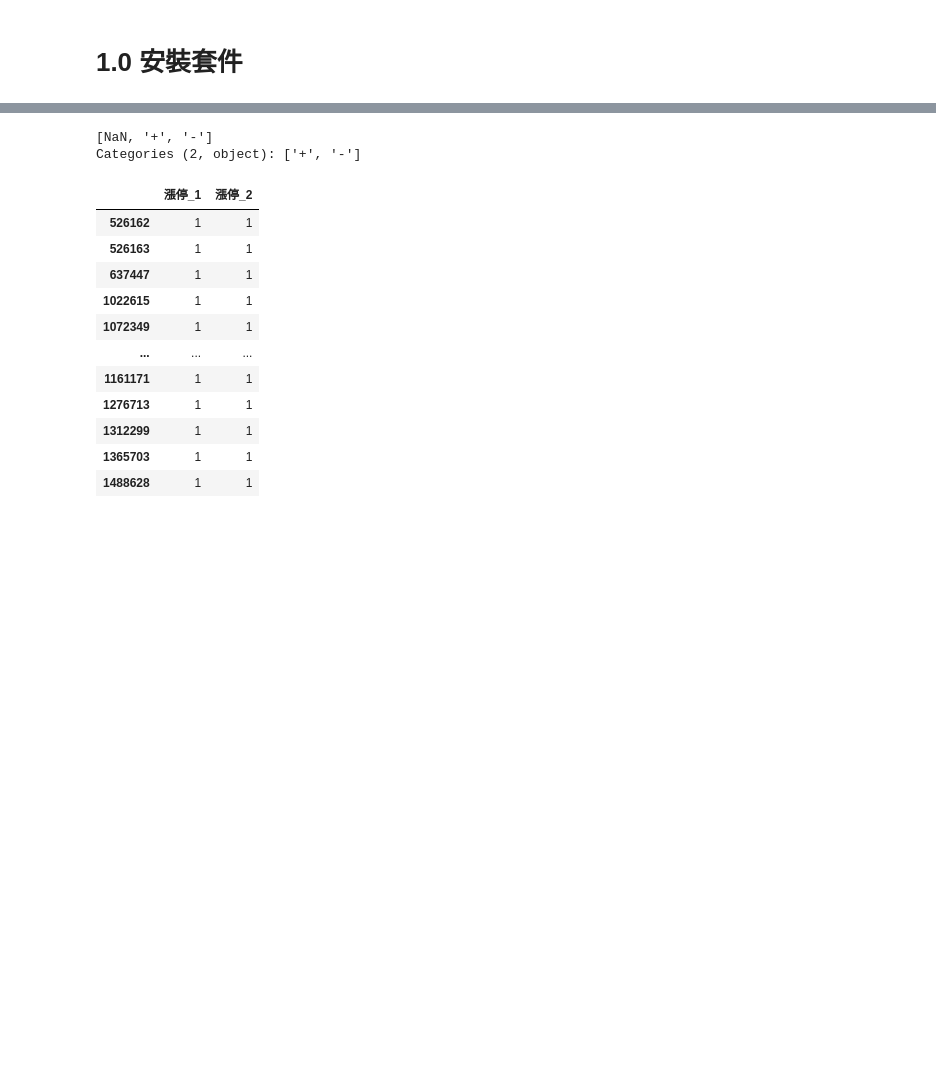
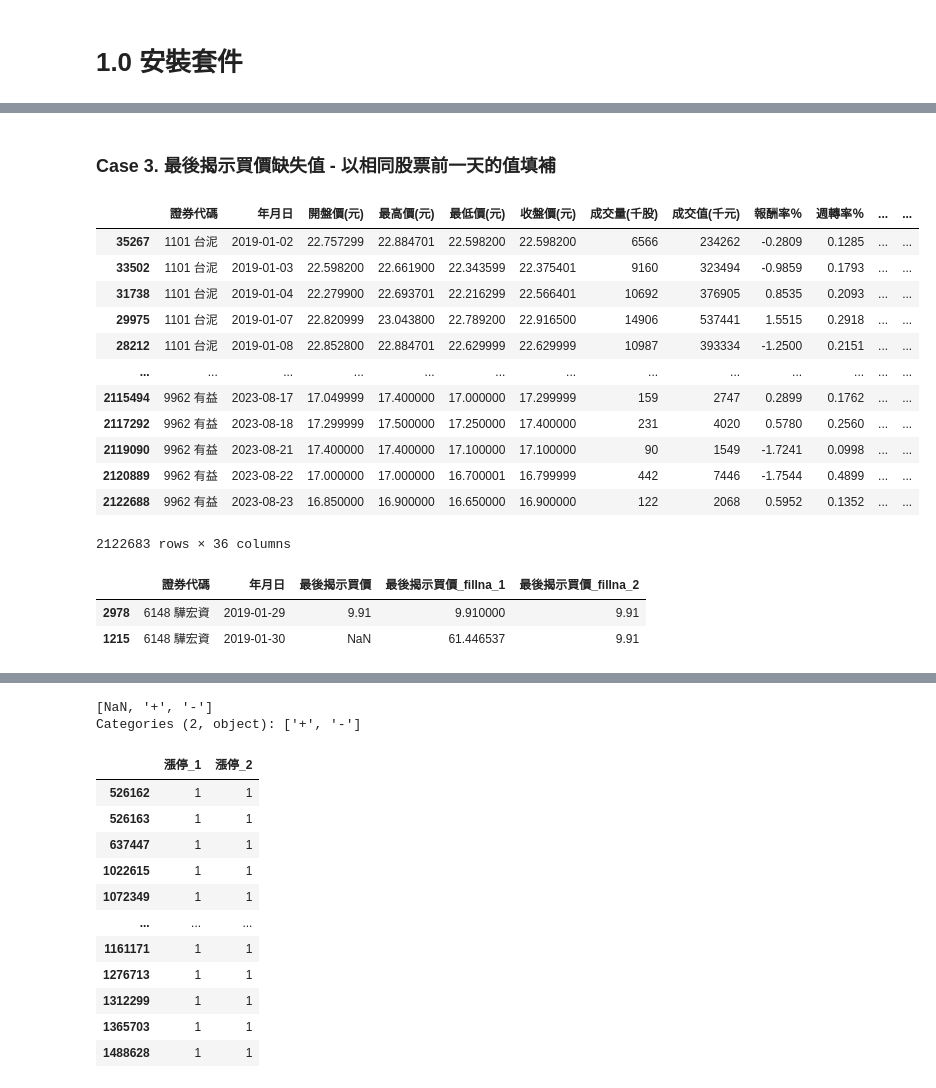
Before and after one commit to Wayne0807/FCU, a Jupyter notebook: 課堂練習.ipynb, the cells around one changed output, grey strips where cells are left out. Saved outputs shown, nothing was run; the diff lists cells and outputs as text; code cells hidden in the pictures; blank space fills up the shorter version.

```diff
--- a/course_Wayne.ipynb
+++ b/課堂練習.ipynb
@@ -457,0 +266,20 @@ df[['報酬率％_標準化']] = df[['報酬率％']].apply(standardize)
+# %% [markdown]
+### Case 3. 最後揭示買價缺失值 - 以相同股票前一天的值填補
+# %%
+# 依據股票代號及日期順序排列
+df.sort_values(['證券代碼', '年月日'], ascending=True, inplace=True)
+df
+# %% [output]
+|  | 證券代碼 | 年月日 | 開盤價(元) | 最高價(元) | 最低價(元) | 收盤價(元) | 成交量(千股) | 成交值(千元) | 報酬率％ | 週轉率％ | ... | ... |
+| 35267 | 1101 台泥 | 2019-01-02 | 22.757299 | 22.884701 | 22.598200 | 22.598200 | 6566 | 234262 | -0.2809 | 0.1285 | ... | ... |
+| 33502 | 1101 台泥 | 2019-01-03 | 22.598200 | 22.661900 | 22.343599 | 22.375401 | 9160 | 323494 | -0.9859 | 0.1793 | ... | ... |
+| 31738 | 1101 台泥 | 2019-01-04 | 22.279900 | 22.693701 | 22.216299 | 22.566401 | 10692 | 376905 | 0.8535 | 0.2093 | ... | ... |
+| 29975 | 1101 台泥 | 2019-01-07 | 22.820999 | 23.043800 | 22.789200 | 22.916500 | 14906 | 537441 | 1.5515 | 0.2918 | ... | ... |
+| 28212 | 1101 台泥 | 2019-01-08 | 22.852800 | 22.884701 | 22.629999 | 22.629999 | 10987 | 393334 | -1.2500 | 0.2151 | ... | ... |
+| ... | ... | ... | ... | ... | ... | ... | ... | ... | ... | ... | ... | ... |
+| 2115494 | 9962 有益 | 2023-08-17 | 17.049999 | 17.400000 | 17.000000 | 17.299999 | 159 | 2747 | 0.2899 | 0.1762 | ... | ... |
+| 2117292 | 9962 有益 | 2023-08-18 | 17.299999 | 17.500000 | 17.250000 | 17.400000 | 231 | 4020 | 0.5780 | 0.2560 | ... | ... |
+| 2119090 | 9962 有益 | 2023-08-21 | 17.400000 | 17.400000 | 17.100000 | 17.100000 | 90 | 1549 | -1.7241 | 0.0998 | ... | ... |
+| 2120889 | 9962 有益 | 2023-08-22 | 17.000000 | 17.000000 | 16.700001 | 16.799999 | 442 | 7446 | -1.7544 | 0.4899 | ... | ... |
+| 2122688 | 9962 有益 | 2023-08-23 | 16.850000 | 16.900000 | 16.650000 | 16.900000 | 122 | 2068 | 0.5952 | 0.1352 | ... | ... |
+2122683 rows × 36 columns
@@ -457,0 +290,7 @@ df[['報酬率％_標準化']] = df[['報酬率％']].apply(standardize)
+# %%
+df_bid_check = df[(df['證券代碼']=='6148 驊宏資') & ((df['年月日']=='2019-01-30') | (df['年月日']=='2019-01-29'))]
+df_bid_check[['證券代碼', '年月日', '最後揭示買價','最後揭示買價_fillna_1','最後揭示買價_fillna_2']]
+# %% [output]
+|  | 證券代碼 | 年月日 | 最後揭示買價 | 最後揭示買價_fillna_1 | 最後揭示買價_fillna_2 |
+| 2978 | 6148 驊宏資 | 2019-01-29 | 9.91 | 9.910000 | 9.91 |
+| 1215 | 6148 驊宏資 | 2019-01-30 | NaN | 61.446537 | 9.91 |
```
Also changed, not shown: parts of 93 cells of this notebook, 2 other files.
